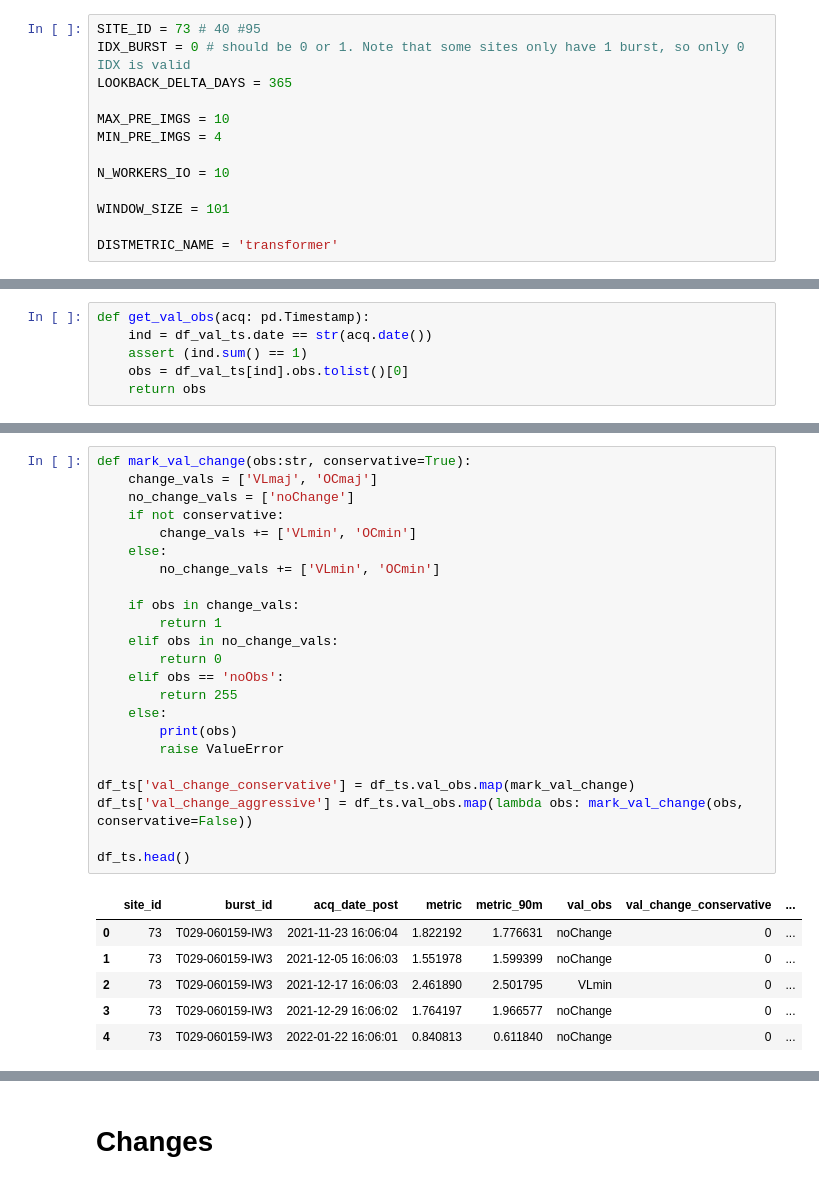
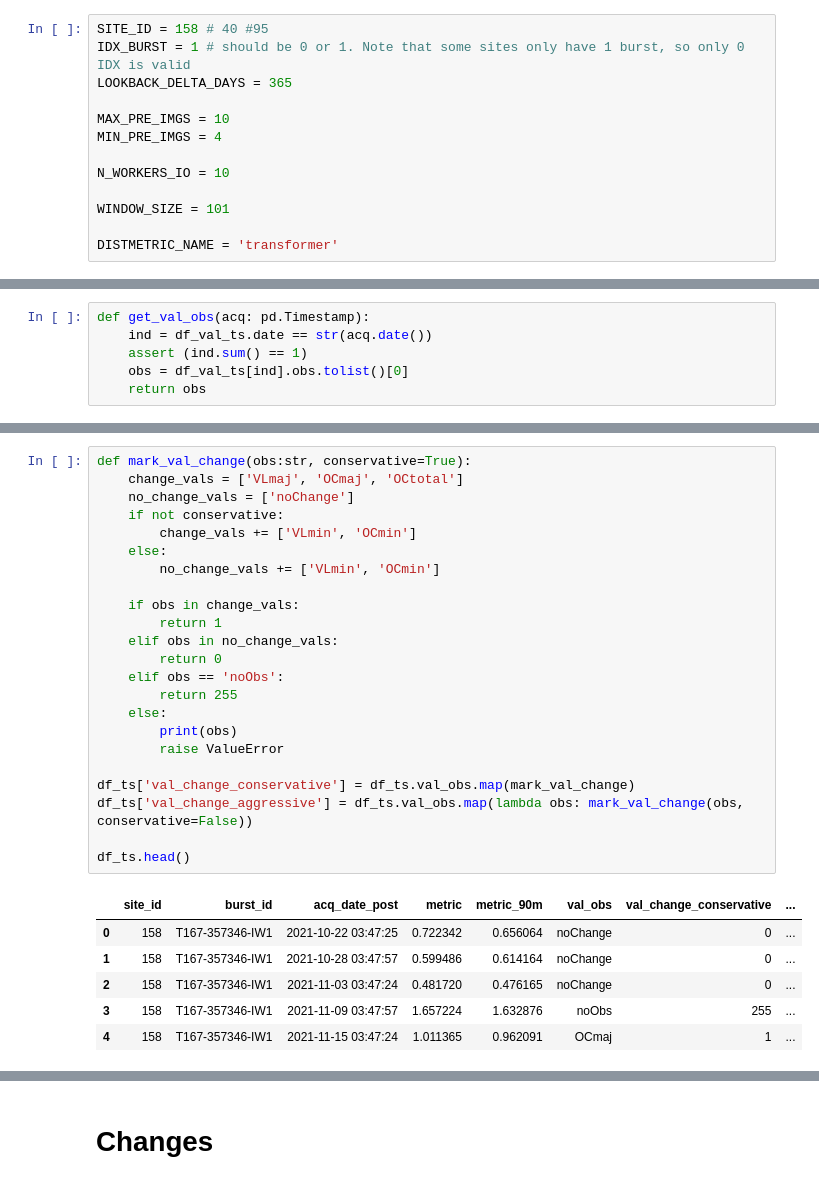
Before and after one commit to OPERA-Cal-Val/dist-s1-validation-harness, a Jupyter notebook: 2_Localize_Metric_tables.ipynb, the cells around one changed output, grey strips where cells are left out. Cells and saved outputs as stored; diff of their text form.

```diff
--- a/2_Localize_Metric_tables.ipynb
+++ b/2_Localize_Metric_tables.ipynb
@@ -28,8 +28,8 @@ from rasterio.transform import rowcol
 # %% [markdown]
 # Parameters
 # %%
-SITE_ID = 73 # 40 #95
-IDX_BURST = 0 # should be 0 or 1. Note that some sites only have 1 burst, so only 0 IDX is valid
+SITE_ID = 158 # 40 #95
+IDX_BURST = 1 # should be 0 or 1. Note that some sites only have 1 burst, so only 0 IDX is valid
 LOOKBACK_DELTA_DAYS = 365
 
 MAX_PRE_IMGS = 10
@@ -283,33 +305,33 @@ df_ts.head()
 # %%
 def mark_val_change(obs:str, conservative=True):
-    change_vals = ['VLmaj', 'OCmaj']
+    change_vals = ['VLmaj', 'OCmaj', 'OCtotal']
     no_change_vals = ['noChange']
     if not conservative:
         change_vals += ['VLmin', 'OCmin']
     else:
         no_change_vals += ['VLmin', 'OCmin']
 
     if obs in change_vals:
         return 1
     elif obs in no_change_vals:
         return 0
     elif obs == 'noObs':
         return 255
     else:
         print(obs)
         raise ValueError
 
 df_ts['val_change_conservative'] = df_ts.val_obs.map(mark_val_change)
 df_ts['val_change_aggressive'] = df_ts.val_obs.map(lambda obs: mark_val_change(obs, conservative=False))
 
 df_ts.head()
 # %% [output]
 |  | site_id | burst_id | acq_date_post | metric | metric_90m | val_obs | val_change_conservative | ... |
-| 0 | 73 | T029-060159-IW3 | 2021-11-23 16:06:04 | 1.822192 | 1.776631 | noChange | 0 | ... |
-| 1 | 73 | T029-060159-IW3 | 2021-12-05 16:06:03 | 1.551978 | 1.599399 | noChange | 0 | ... |
-| 2 | 73 | T029-060159-IW3 | 2021-12-17 16:06:03 | 2.461890 | 2.501795 | VLmin | 0 | ... |
-| 3 | 73 | T029-060159-IW3 | 2021-12-29 16:06:02 | 1.764197 | 1.966577 | noChange | 0 | ... |
-| 4 | 73 | T029-060159-IW3 | 2022-01-22 16:06:01 | 0.840813 | 0.611840 | noChange | 0 | ... |
+| 0 | 158 | T167-357346-IW1 | 2021-10-22 03:47:25 | 0.722342 | 0.656064 | noChange | 0 | ... |
+| 1 | 158 | T167-357346-IW1 | 2021-10-28 03:47:57 | 0.599486 | 0.614164 | noChange | 0 | ... |
+| 2 | 158 | T167-357346-IW1 | 2021-11-03 03:47:24 | 0.481720 | 0.476165 | noChange | 0 | ... |
+| 3 | 158 | T167-357346-IW1 | 2021-11-09 03:47:57 | 1.657224 | 1.632876 | noObs | 255 | ... |
+| 4 | 158 | T167-357346-IW1 | 2021-11-15 03:47:24 | 1.011365 | 0.962091 | OCmaj | 1 | ... |
 # %%
 plt.plot(df_ts.acq_date_post, df_ts.metric)
 plt.ylabel('metric')
```
Also changed, not shown: parts of 14 cells of this notebook, 1 other file.
